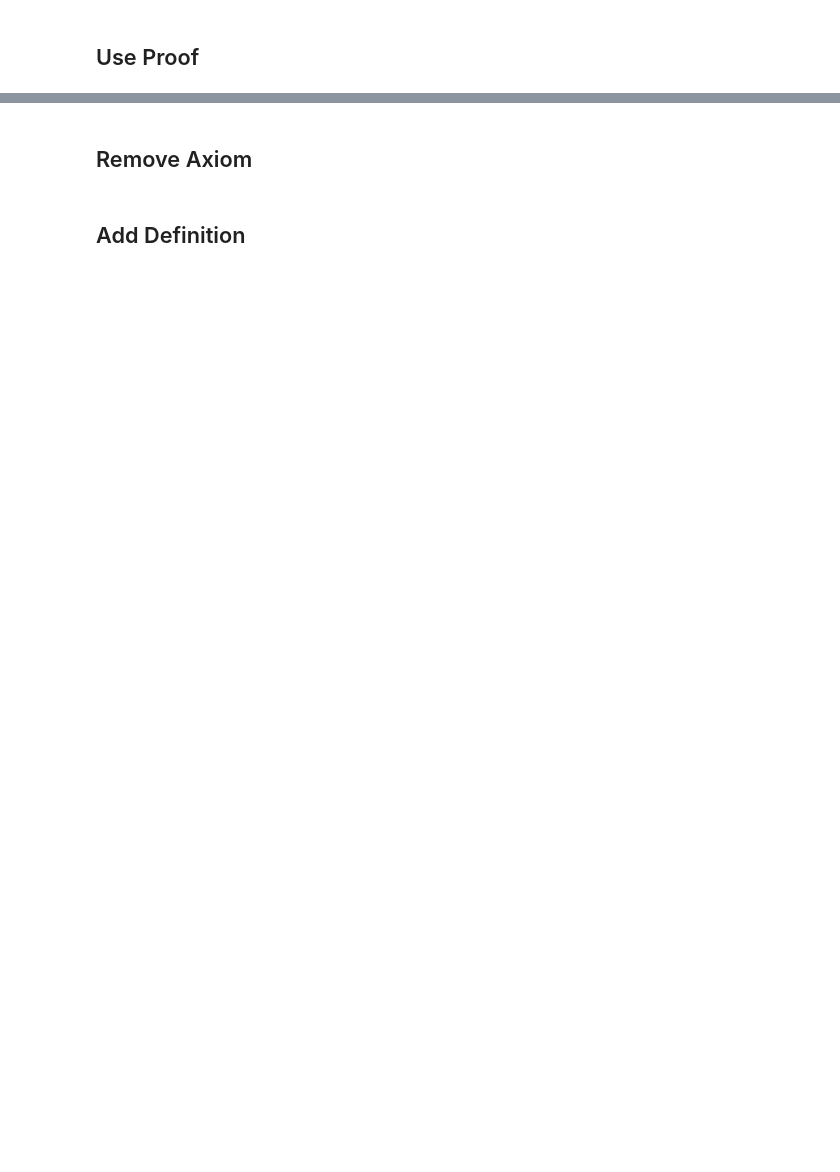
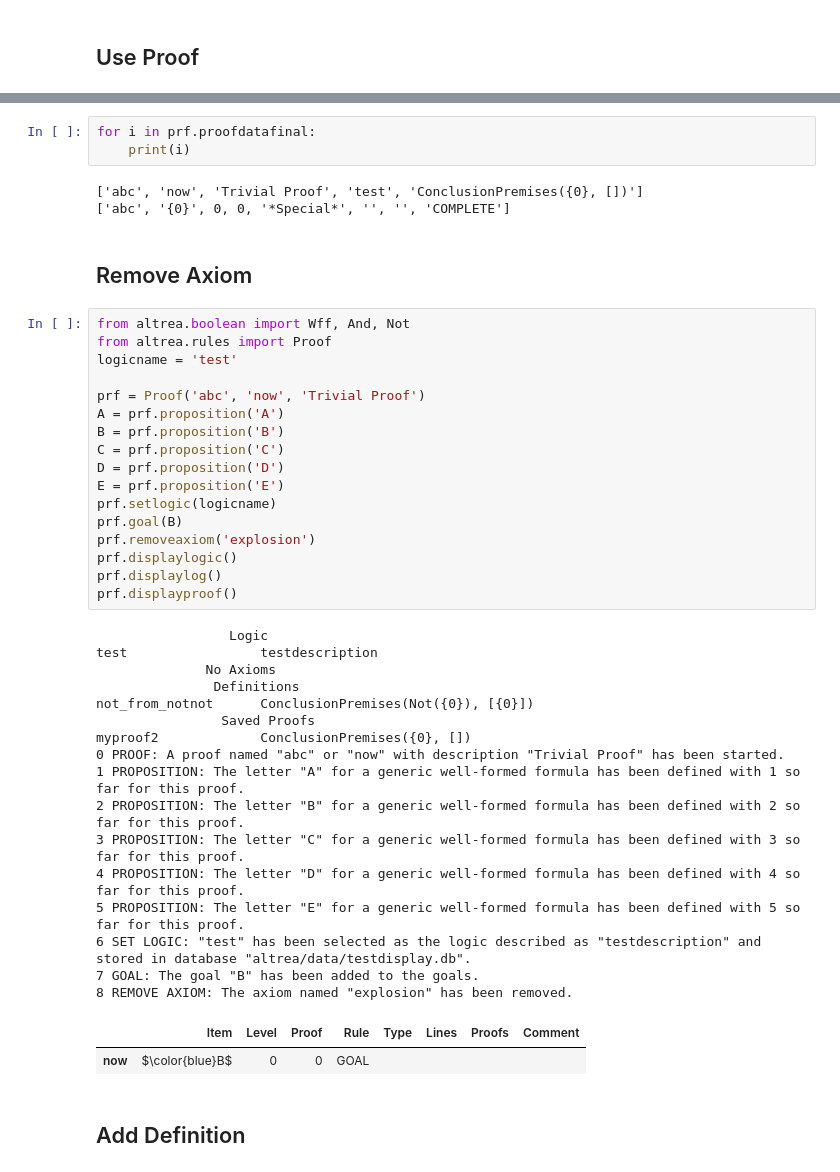
Before and after one commit to FrankHubeny/AltRea, a Jupyter notebook: rules_testcases.ipynb, the cells around one changed output, grey strips where cells are left out. Saved outputs shown, nothing was run; the diff lists cells and outputs as text; blank space fills up the shorter version.

```diff
--- a/rules_testcases.ipynb
+++ b/rules_testcases.ipynb
@@ -4404,6 +4474,48 @@ IndexError: Replacement index 1 out of range for positional args tuple
+# %%
+for i in prf.proofdatafinal:
+    print(i)
+# %% [output]
+['abc', 'now', 'Trivial Proof', 'test', 'ConclusionPremises({0}, [])']
+['abc', '{0}', 0, 0, '*Special*', '', '', 'COMPLETE']
 # %% [markdown]
 <a id='Remove Axiom'></a>
 ## Remove Axiom
+# %%
+from altrea.boolean import Wff, And, Not
+from altrea.rules import Proof
+logicname = 'test'
+
+prf = Proof('abc', 'now', 'Trivial Proof')
+A = prf.proposition('A')
+B = prf.proposition('B')
+C = prf.proposition('C')
+D = prf.proposition('D')
+E = prf.proposition('E')
+prf.setlogic(logicname)
+prf.goal(B)
+prf.removeaxiom('explosion')
+prf.displaylogic()
+prf.displaylog()
+prf.displayproof()
+# %% [output]
+                 Logic
+test                 testdescription
+              No Axioms
+               Definitions
+not_from_notnot      ConclusionPremises(Not({0}), [{0}])
+                Saved Proofs
+myproof2             ConclusionPremises({0}, [])
+0 PROOF: A proof named "abc" or "now" with description "Trivial Proof" has been started.
+1 PROPOSITION: The letter "A" for a generic well-formed formula has been defined with 1 so far for this proof.
+2 PROPOSITION: The letter "B" for a generic well-formed formula has been defined with 2 so far for this proof.
+3 PROPOSITION: The letter "C" for a generic well-formed formula has been defined with 3 so far for this proof.
+4 PROPOSITION: The letter "D" for a generic well-formed formula has been defined with 4 so far for this proof.
+5 PROPOSITION: The letter "E" for a generic well-formed formula has been defined with 5 so far for this proof.
+6 SET LOGIC: "test" has been selected as the logic described as "testdescription" and stored in database "altrea/data/testdisplay.db".
+7 GOAL: The goal "B" has been added to the goals.
+8 REMOVE AXIOM: The axiom named "explosion" has been removed.
+|  | Item | Level | Proof | Rule | Type | Lines | Proofs | Comment |
+| now | $\color{blue}B$ | 0 | 0 | GOAL |  |  |  |  |
 # %% [markdown]
 <a id='adddefinition'></a>
 ## Add Definition
```
Also changed, not shown: parts of 14 cells of this notebook, 3 other files.
